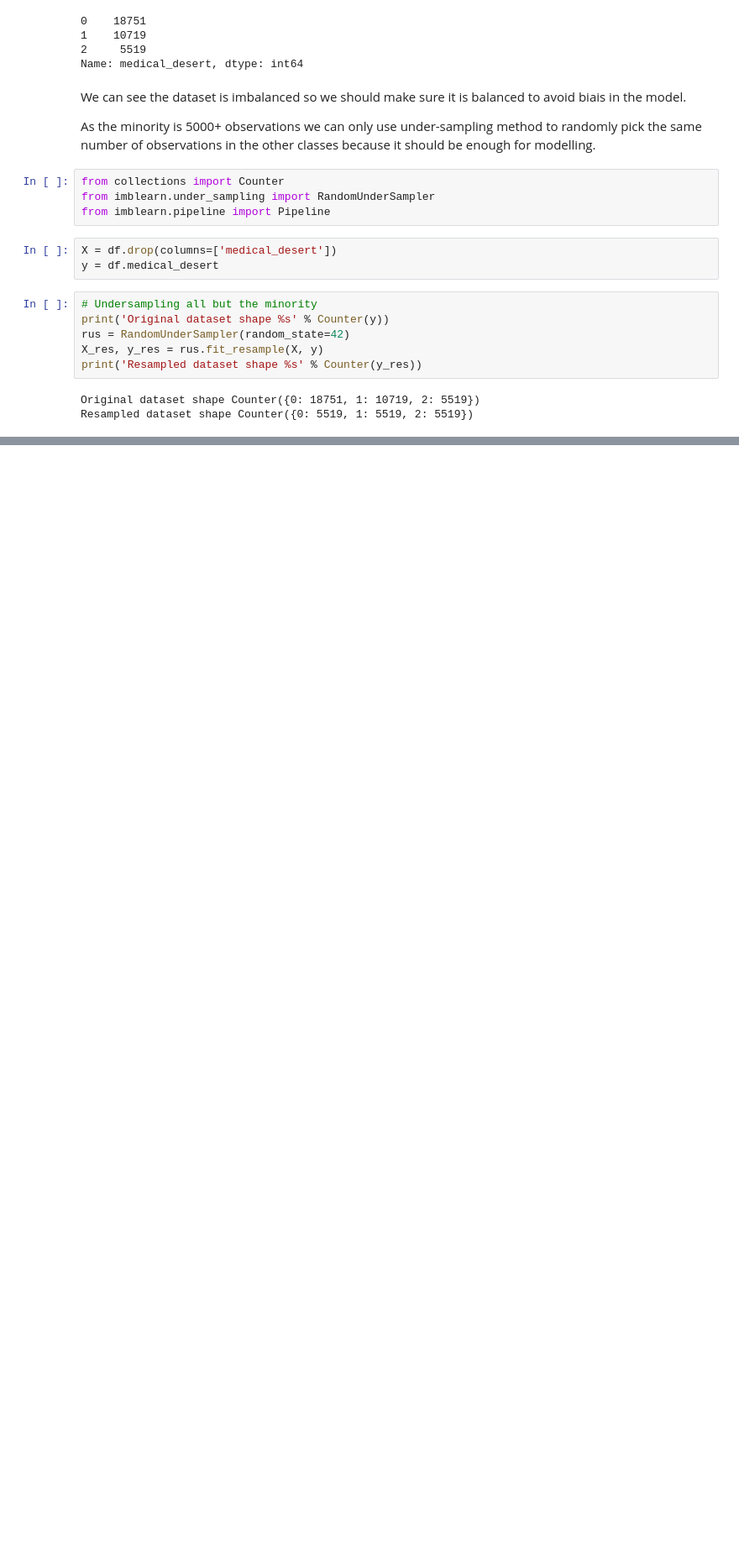
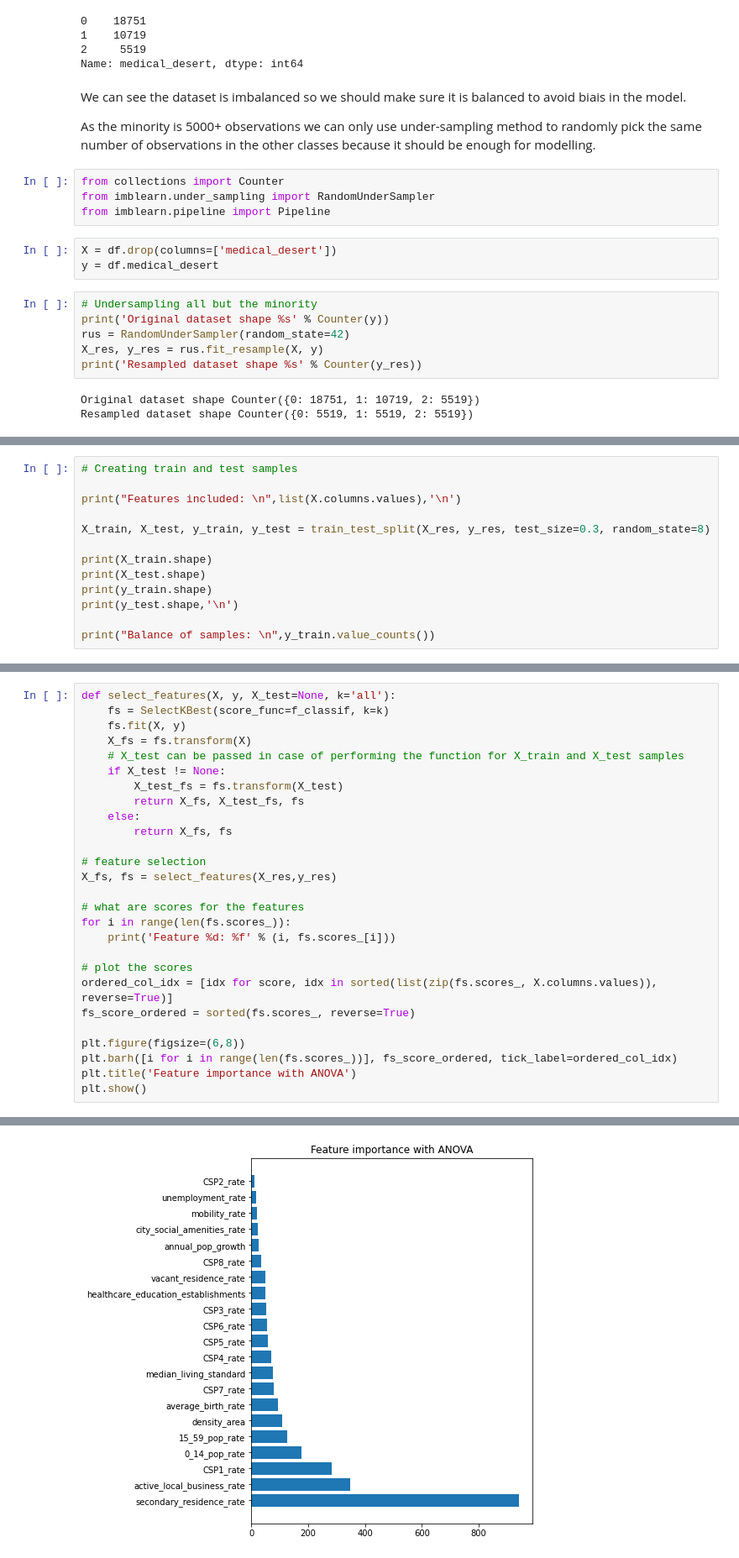
Before and after one commit to LudivineLacour/predict-medical-desert, a Jupyter notebook: code/classification_supervised_learning.ipynb, the cells around one changed output, grey strips where cells are left out. Shown: that part at 84% size. Cells and saved outputs as stored; diff of their text form; blank space fills up the shorter version.

```diff
--- a/code/classification_supervised_learning.ipynb
+++ b/code/classification_supervised_learning.ipynb
@@ -115,0 +141,13 @@ Resampled dataset shape Counter({0: 5519, 1: 5519, 2: 5519})
+# %%
+# Creating train and test samples
+
+print("Features included: \n",list(X.columns.values),'\n')
+
+X_train, X_test, y_train, y_test = train_test_split(X_res, y_res, test_size=0.3, random_state=8)
+
+print(X_train.shape)
+print(X_test.shape)
+print(y_train.shape)
+print(y_test.shape,'\n')
+
+print("Balance of samples: \n",y_train.value_counts())
@@ -115,0 +251,28 @@ Resampled dataset shape Counter({0: 5519, 1: 5519, 2: 5519})
+# %%
+def select_features(X, y, X_test=None, k='all'):
+    fs = SelectKBest(score_func=f_classif, k=k)
+    fs.fit(X, y)
+    X_fs = fs.transform(X)
+    # X_test can be passed in case of performing the function for X_train and X_test samples
+    if X_test != None:
+        X_test_fs = fs.transform(X_test)
+        return X_fs, X_test_fs, fs
+    else:
+        return X_fs, fs
+
+# feature selection
+X_fs, fs = select_features(X_res,y_res)
+
+# what are scores for the features
+for i in range(len(fs.scores_)):
+    print('Feature %d: %f' % (i, fs.scores_[i]))
+
+# plot the scores
+ordered_col_idx = [idx for score, idx in sorted(list(zip(fs.scores_, X.columns.values)), reverse=True)]
+fs_score_ordered = sorted(fs.scores_, reverse=True)
+
+plt.figure(figsize=(6,8))
+plt.barh([i for i in range(len(fs.scores_))], fs_score_ordered, tick_label=ordered_col_idx)
+plt.title('Feature importance with ANOVA')
+plt.show()
+# %% [output]
@@ -115,0 +296 @@ Resampled dataset shape Counter({0: 5519, 1: 5519, 2: 5519})
+[figure, added]
```
Also changed, not shown: parts of 15 cells of this notebook.
